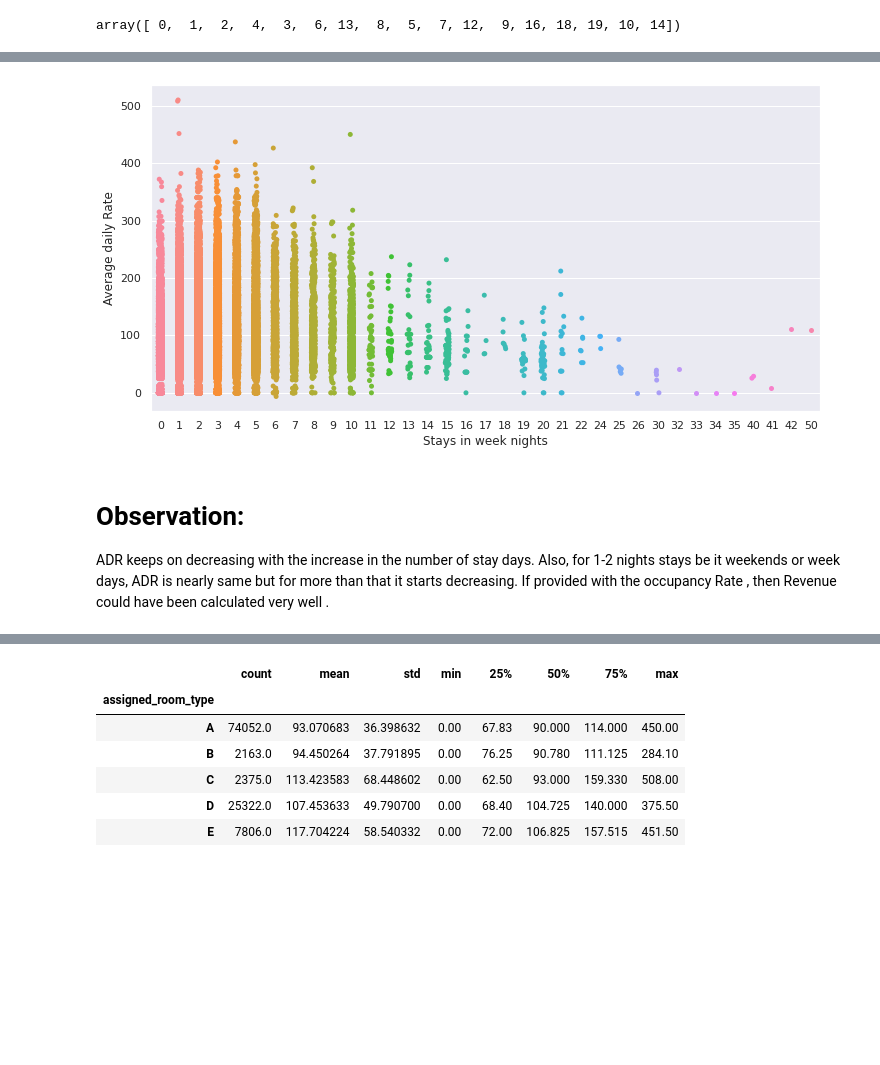
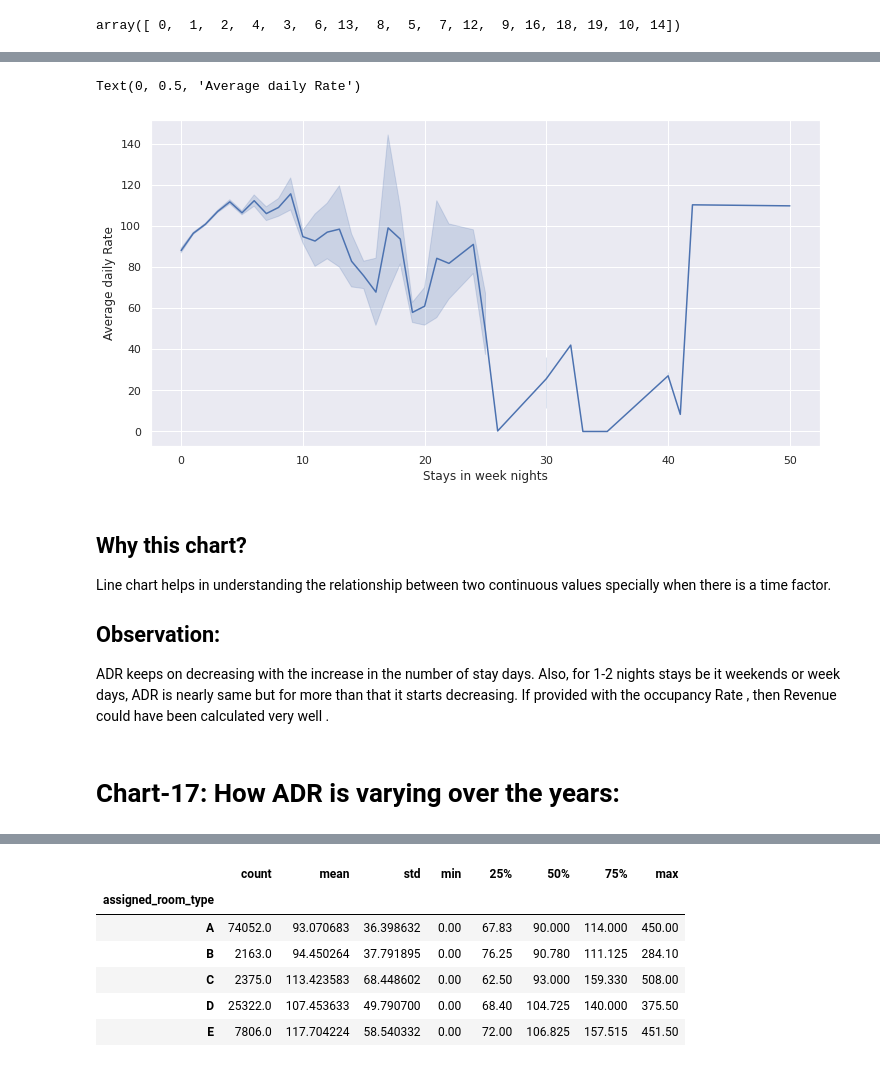
Before and after one commit to manisha-dhanuka/EDA-Project, a Jupyter notebook: Hotel_Booking_Analysis.ipynb, the cells around one changed output, grey strips where cells are left out. Cells and saved outputs as stored; diff of their text form; code cells hidden in the pictures; blank space fills up the shorter version.

```diff
--- a/Hotel_Booking_Analysis.ipynb
+++ b/Hotel_Booking_Analysis.ipynb
@@ -644,9 +897,9 @@ files.download("adr_weekend.png");
 # %%
 # weekdays ---> adr
 plt.figure(figsize =(12,6))
-sns.stripplot(data = hotel_df, x= 'stays_in_week_nights', y='adr')
+sns.lineplot(data = hotel_df, x= 'stays_in_week_nights', y='adr')
 plt.xlabel("Stays in week nights")
 plt.ylabel("Average daily Rate")
-plt.savefig("adr_week.png")
-files.download("adr_week.png");
+# plt.savefig("adr_week.png")
+# files.download("adr_week.png");
 # %% [output]
@@ -655,4 +906,8 @@ files.download("adr_week.png");
+Text(0, 0.5, 'Average daily Rate')
-[figure, old version]
+[figure, new version]
 # %% [markdown]
-# Observation:
+##  Why this chart?
+Line chart helps in understanding the relationship between two continuous values specially when there is a time factor.
+
+## Observation:
 ADR keeps on decreasing with the increase in the number of stay days. Also, for 1-2 nights stays be it weekends or week days, ADR is nearly same but for more than that it starts decreasing. If provided with the occupancy Rate , then Revenue could have been calculated very well .
@@ -661,3 +914,5 @@ ADR keeps on decreasing with the increase in the number of stay days. Also, for
+# %% [markdown]
+# Chart-17: How ADR is varying over the years:
 # %%
 # year --> adr
 plt.figure(figsize =(12,6))
```
Also changed, not shown: parts of 112 cells of this notebook.
